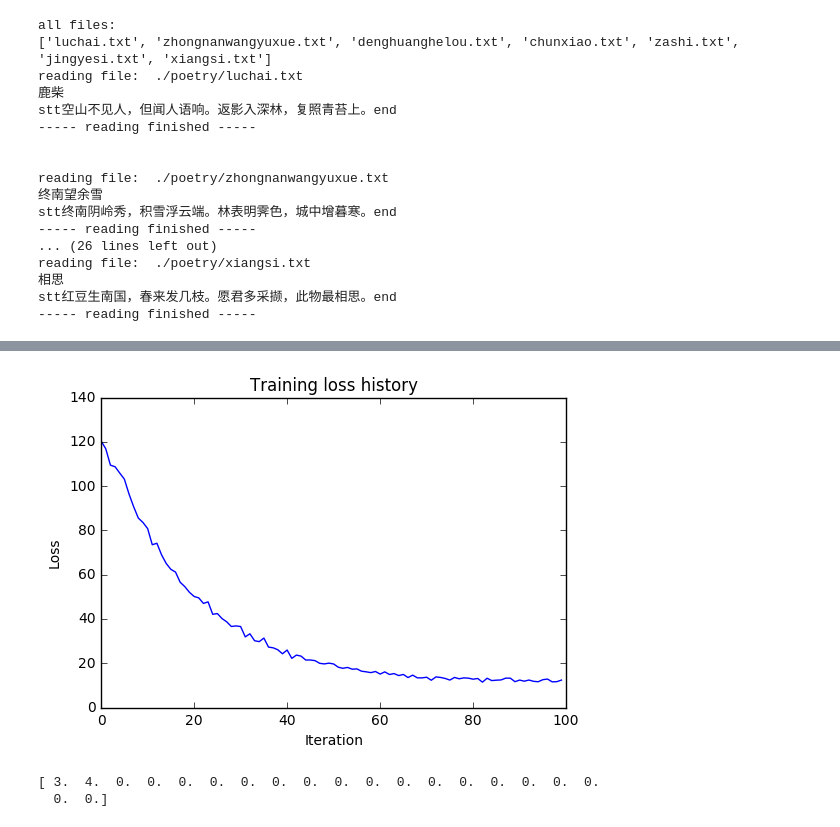
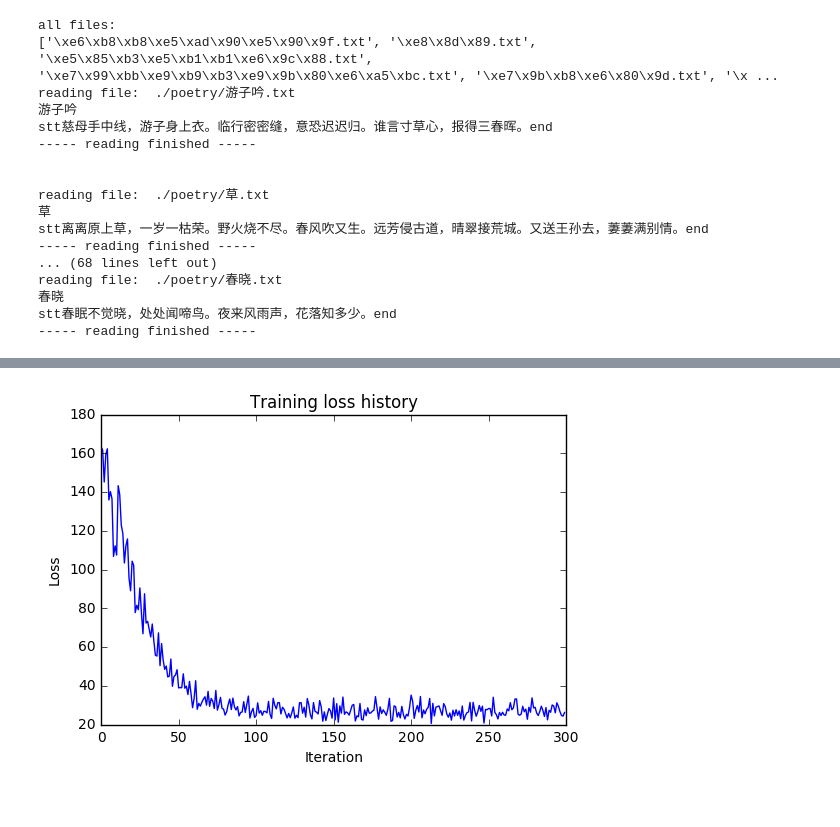
Before and after one commit to char256/generate_poetry, a Jupyter notebook: main.ipynb, the cells around one changed output, grey strips where cells are left out. Cells and saved outputs as stored; diff of their text form; code cells hidden in the pictures.

Commit message:
14 training data and some little update

```diff
--- a/main.ipynb
+++ b/main.ipynb
@@ -18,26 +18,26 @@ poetries = cn_utils.readFile('./poetry')
 
 word_to_idx, idx_to_word = cn_utils.get_idx_and_words(poetries)
 
-encodec_poetry = cn_utils.encodePoetry(poetries[0],word_to_idx)
+#encodec_poetry = cn_utils.encodePoetry(poetries[0],word_to_idx)
 
-decoded_poetry = cn_utils.decodePoetry(encodec_poetry,idx_to_word)
+#decoded_poetry = cn_utils.decodePoetry(encodec_poetry,idx_to_word)
 # %% [output]
 all files:
-['luchai.txt', 'zhongnanwangyuxue.txt', 'denghuanghelou.txt', 'chunxiao.txt', 'zashi.txt', 'jingyesi.txt', 'xiangsi.txt']
-reading file:  ./poetry/luchai.txt
-鹿柴
-stt空山不见人，但闻人语响。返影入深林，复照青苔上。end
+['\xe6\xb8\xb8\xe5\xad\x90\xe5\x90\x9f.txt', '\xe8\x8d\x89.txt', '\xe5\x85\xb3\xe5\xb1\xb1\xe6\x9c\x88.txt', '\xe7\x99\xbb\xe9\xb9\xb3\xe9\x9b\x80\xe6\xa5\xbc.txt', '\xe7\x9b\xb8\xe6\x80\x9d.txt', '\x ...
+reading file:  ./poetry/游子吟.txt
+游子吟
+stt慈母手中线，游子身上衣。临行密密缝，意恐迟迟归。谁言寸草心，报得三春晖。end
 ----- reading finished -----
 
 
-reading file:  ./poetry/zhongnanwangyuxue.txt
-终南望余雪
-stt终南阴岭秀，积雪浮云端。林表明霁色，城中增暮寒。end
+reading file:  ./poetry/草.txt
+草
+stt离离原上草，一岁一枯荣。野火烧不尽。春风吹又生。远芳侵古道，晴翠接荒城。又送王孙去，萋萋满别情。end
 ----- reading finished -----
-... (26 lines left out)
-reading file:  ./poetry/xiangsi.txt
-相思
-stt红豆生南国，春来发几枝。愿君多采撷，此物最相思。end
+... (68 lines left out)
+reading file:  ./poetry/春晓.txt
+春晓
+stt春眠不觉晓，处处闻啼鸟。夜来风雨声，花落知多少。end
 ----- reading finished -----
 # %%
 encoded_poetries = []
@@ -61,7 +61,7 @@ small_rnn_model = CaptioningRNN(
 
 small_rnn_solver = CaptioningSolver(small_rnn_model, small_data,
            update_rule='adam',
-           num_epochs=100,
+           num_epochs=300,
            batch_size=25,
            optim_config={
              'learning_rate': 5e-3,
@@ -94,2 +99,2 @@ Automatic pdb calling has been turned ON
-[figure, old version]
+[figure, new version]
 # %%
@@ -97,11 +102,6 @@ sample_captions = small_rnn_model.sample(data['train_features'])
 # %%
 first = cn_utils.decodeChinese(sample_captions[0], idx_to_word)
 second = cn_utils.decodeChinese(sample_captions[1], idx_to_word)
-# %%
-print data['train_features'][0]
-# %% [output]
-[ 3.  4.  0.  0.  0.  0.  0.  0.  0.  0.  0.  0.  0.  0.  0.  0.  0.  0.
-  0.  0.]
 # %%
 print cn_utils.decodeChinese(data['train_features'][0].astype(int), idx_to_word), '\n', first
 print cn_utils.decodeChinese(data['train_features'][1].astype(int), idx_to_word), '\n', second
```
Also changed, not shown: parts of 8 cells of this notebook, 16 other files.
